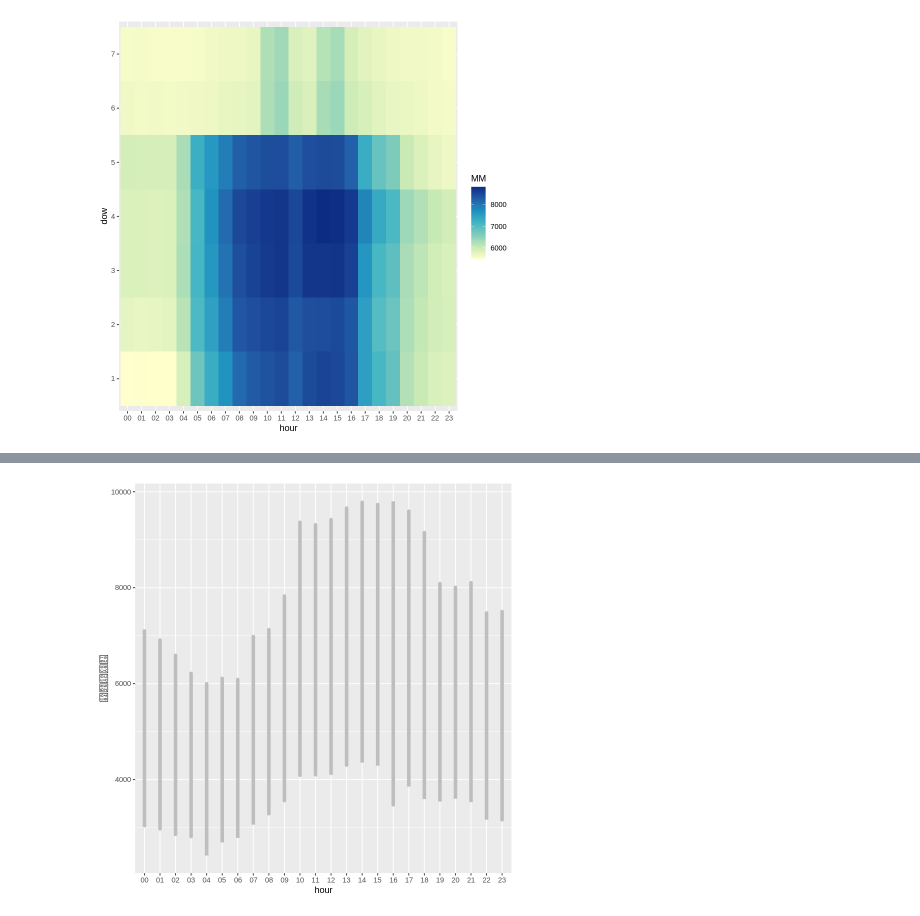
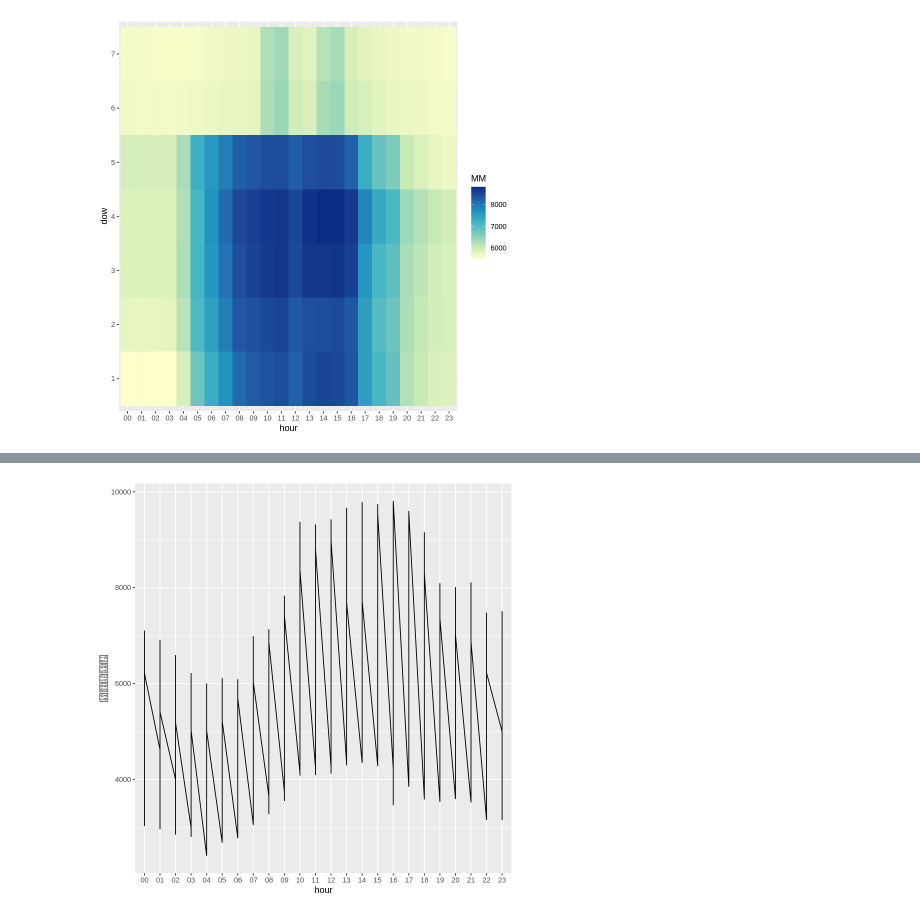
Before and after one commit to mjiii25/prac_class, a Jupyter notebook: team-project.ipynb, the cells around one changed output, grey strips where cells are left out. Drawn from its saved outputs; the diff is of its cells as text; code cells hidden in the pictures.

```diff
--- a/team-project.ipynb
+++ b/team-project.ipynb
@@ -368,5 +421,6 @@ A data.table: 6 × 15
 # %%
-ggplot(dt_train_B[dt_train_B$num == 30, ], aes(x=hour, y=전력사용량)) +
-        geom_line(color="gray", size=2)
+# 30번 건물의 시간별 전력사용량
+ggplot(dt_train_B[dt_train_B$num == 30, ], aes(x=hour, y=전력사용량, group = 1)) +
+        geom_line()
 # %% [output]
-[figure, old version]
+[figure, new version]
```
Also changed, not shown: parts of 25 cells of this notebook.
